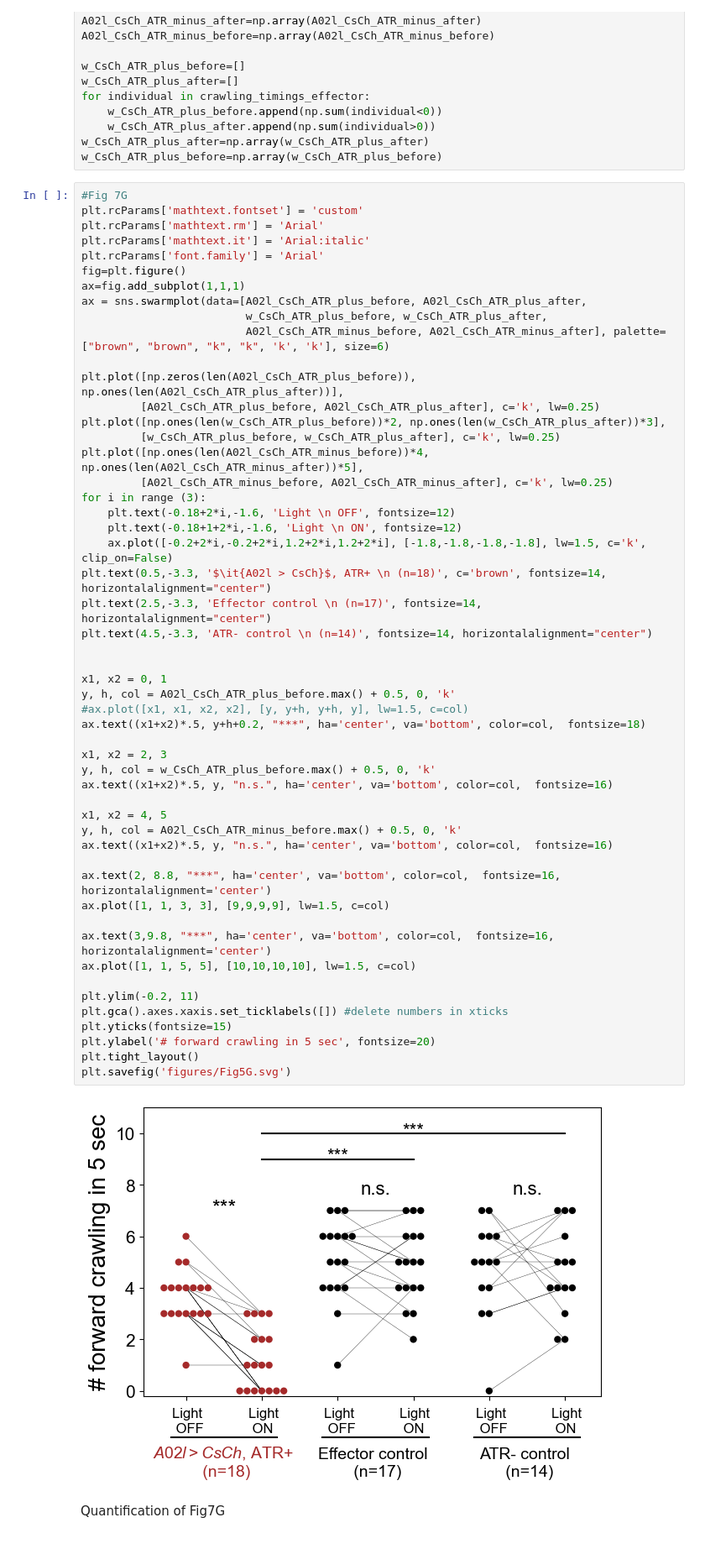
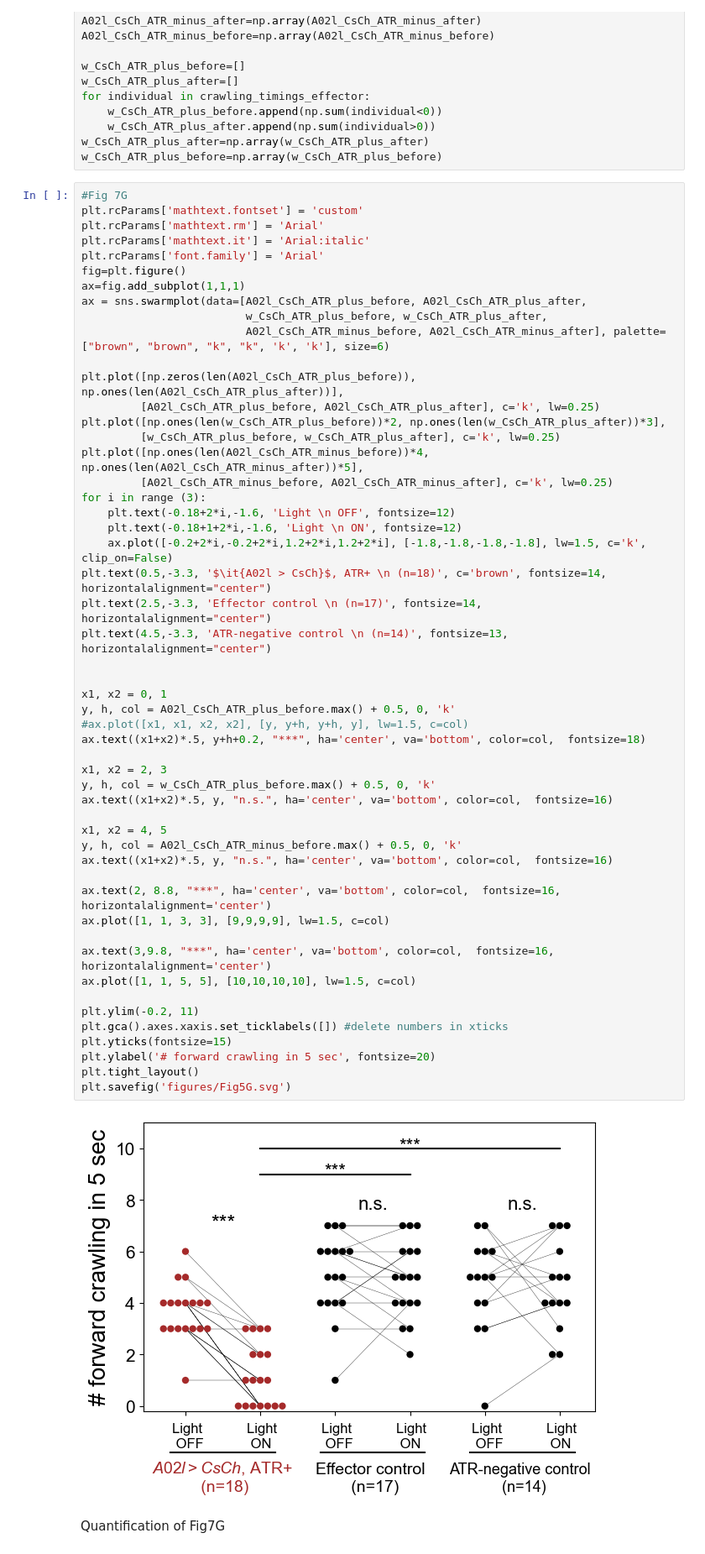
Before and after one commit to takahisad/Date_2026_A02l, a Jupyter notebook: codes/Fig5.ipynb, the cells around one changed output. Shown at 84% size. Cells and saved outputs as stored; diff of their text form.

```diff
--- a/codes/Fig5.ipynb
+++ b/codes/Fig5.ipynb
@@ -133,36 +133,36 @@ for i in range (3):
     ax.plot([-0.2+2*i,-0.2+2*i,1.2+2*i,1.2+2*i], [-1.8,-1.8,-1.8,-1.8], lw=1.5, c='k', clip_on=False)
 plt.text(0.5,-3.3, '$\it{A02l > CsCh}$, ATR+ \n (n=18)', c='brown', fontsize=14, horizontalalignment="center")
 plt.text(2.5,-3.3, 'Effector control \n (n=17)', fontsize=14, horizontalalignment="center")
-plt.text(4.5,-3.3, 'ATR- control \n (n=14)', fontsize=14, horizontalalignment="center")
+plt.text(4.5,-3.3, 'ATR-negative control \n (n=14)', fontsize=13, horizontalalignment="center")
 
 
 x1, x2 = 0, 1
 y, h, col = A02l_CsCh_ATR_plus_before.max() + 0.5, 0, 'k'
 #ax.plot([x1, x1, x2, x2], [y, y+h, y+h, y], lw=1.5, c=col)
 ax.text((x1+x2)*.5, y+h+0.2, "***", ha='center', va='bottom', color=col,  fontsize=18)
 
 x1, x2 = 2, 3
 y, h, col = w_CsCh_ATR_plus_before.max() + 0.5, 0, 'k'
 ax.text((x1+x2)*.5, y, "n.s.", ha='center', va='bottom', color=col,  fontsize=16)
 
 x1, x2 = 4, 5
 y, h, col = A02l_CsCh_ATR_minus_before.max() + 0.5, 0, 'k'
 ax.text((x1+x2)*.5, y, "n.s.", ha='center', va='bottom', color=col,  fontsize=16)
 
 ax.text(2, 8.8, "***", ha='center', va='bottom', color=col,  fontsize=16, horizontalalignment='center')
 ax.plot([1, 1, 3, 3], [9,9,9,9], lw=1.5, c=col)
 
 ax.text(3,9.8, "***", ha='center', va='bottom', color=col,  fontsize=16, horizontalalignment='center')
 ax.plot([1, 1, 5, 5], [10,10,10,10], lw=1.5, c=col)
 
 plt.ylim(-0.2, 11)
 plt.gca().axes.xaxis.set_ticklabels([]) #delete numbers in xticks
 plt.yticks(fontsize=15)
 plt.ylabel('# forward crawling in 5 sec', fontsize=20)
 plt.tight_layout()
 plt.savefig('figures/Fig5G.svg')
 # %% [output]
-[figure, old version]
+[figure, new version]
 # %% [markdown]
 Quantification of Fig7G
 # %%
```
Also changed, not shown: 1 other file.
